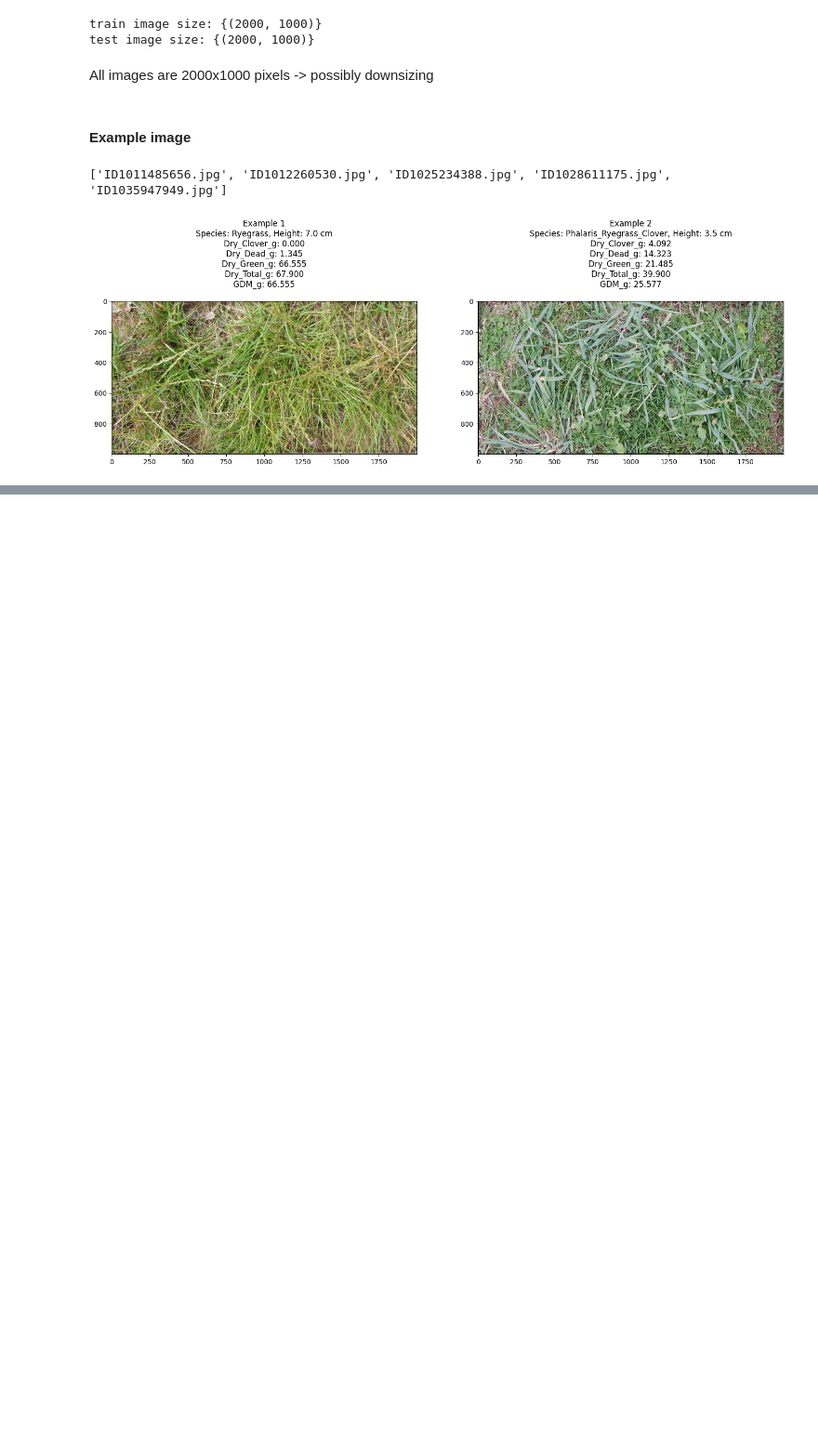
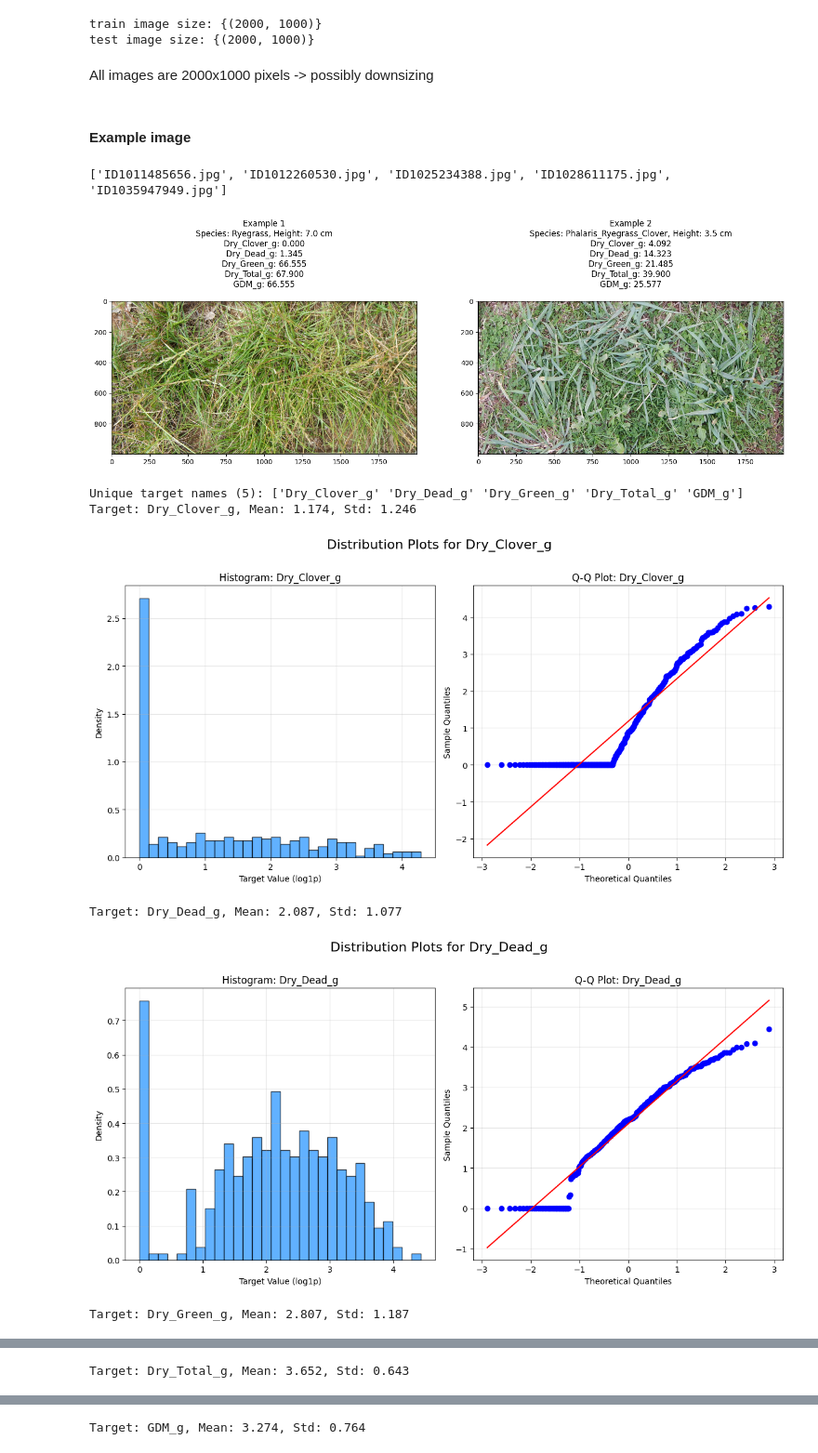
Before and after one commit to VinceSzvi94/BME-Kaggle-CSIRO, a Jupyter notebook: data_exploration.ipynb, the cells around one changed output, grey strips where cells are left out. Shown at 93% size. Drawn from its saved outputs; the diff is of its cells as text; code cells hidden in the pictures; blank space fills up the shorter version.

```diff
--- a/data_exploration.ipynb
+++ b/data_exploration.ipynb
@@ -114,3 +114,44 @@ plt.title('Example 2\n' + data_str_2)
 plt.show()
 # %% [output]
 [figure]
+# %%
+import scipy.stats as stats
+import seaborn as sns
+
+train_df.loc[:,"target_log1p"] = np.log1p(train_df["target"])
+
+unique_targets = train_df['target_name'].unique()
+print(f"Unique target names ({len(unique_targets)}): {unique_targets}")
+
+for unique_target in unique_targets:
+    target_values = train_df[train_df['target_name'] == unique_target]['target_log1p']
+    print(f"Target: {unique_target}, Mean: {target_values.mean():.3f}, Std: {target_values.std():.3f}")
+
+    fig, axes = plt.subplots(1, 2, figsize=(12, 6))
+    fig.suptitle(f'Distribution Plots for {unique_target}', fontsize=16, y=1.0)
+
+    # --- KDE/Density Plot (Left) using matplotlib ---
+    ax_kde = axes[0]
+    ax_kde.hist(target_values.dropna(), bins=30, density=True, alpha=0.7, color='dodgerblue', edgecolor='black')
+    ax_kde.set_title(f'Histogram: {unique_target}', fontsize=12)
+    ax_kde.set_xlabel('Target Value (log1p)')
+    ax_kde.set_ylabel('Density')
+    ax_kde.grid(True, alpha=0.3)
+
+    # --- Q-Q Plot (Right) ---
+    ax_qq = axes[1]
+    stats.probplot(target_values.dropna(), dist="norm", plot=ax_qq)
+    ax_qq.set_title(f'Q-Q Plot: {unique_target}', fontsize=12)
+    ax_qq.set_xlabel('Theoretical Quantiles')
+    ax_qq.set_ylabel('Sample Quantiles')
+    ax_qq.grid(True, alpha=0.3)
+
+    plt.tight_layout(rect=[0, 0, 1, 0.99])
+    plt.show()
+# %% [output]
+Unique target names (5): ['Dry_Clover_g' 'Dry_Dead_g' 'Dry_Green_g' 'Dry_Total_g' 'GDM_g']
+Target: Dry_Clover_g, Mean: 1.174, Std: 1.246
+[figure, added]
+Target: Dry_Dead_g, Mean: 2.087, Std: 1.077
+[figure, added]
+Target: Dry_Green_g, Mean: 2.807, Std: 1.187
@@ -116,0 +159 @@ plt.show()
+Target: Dry_Total_g, Mean: 3.652, Std: 0.643
@@ -116,0 +161 @@ plt.show()
+Target: GDM_g, Mean: 3.274, Std: 0.764
```
Also changed, not shown: parts of 1 cell of this notebook, 2 other files.
